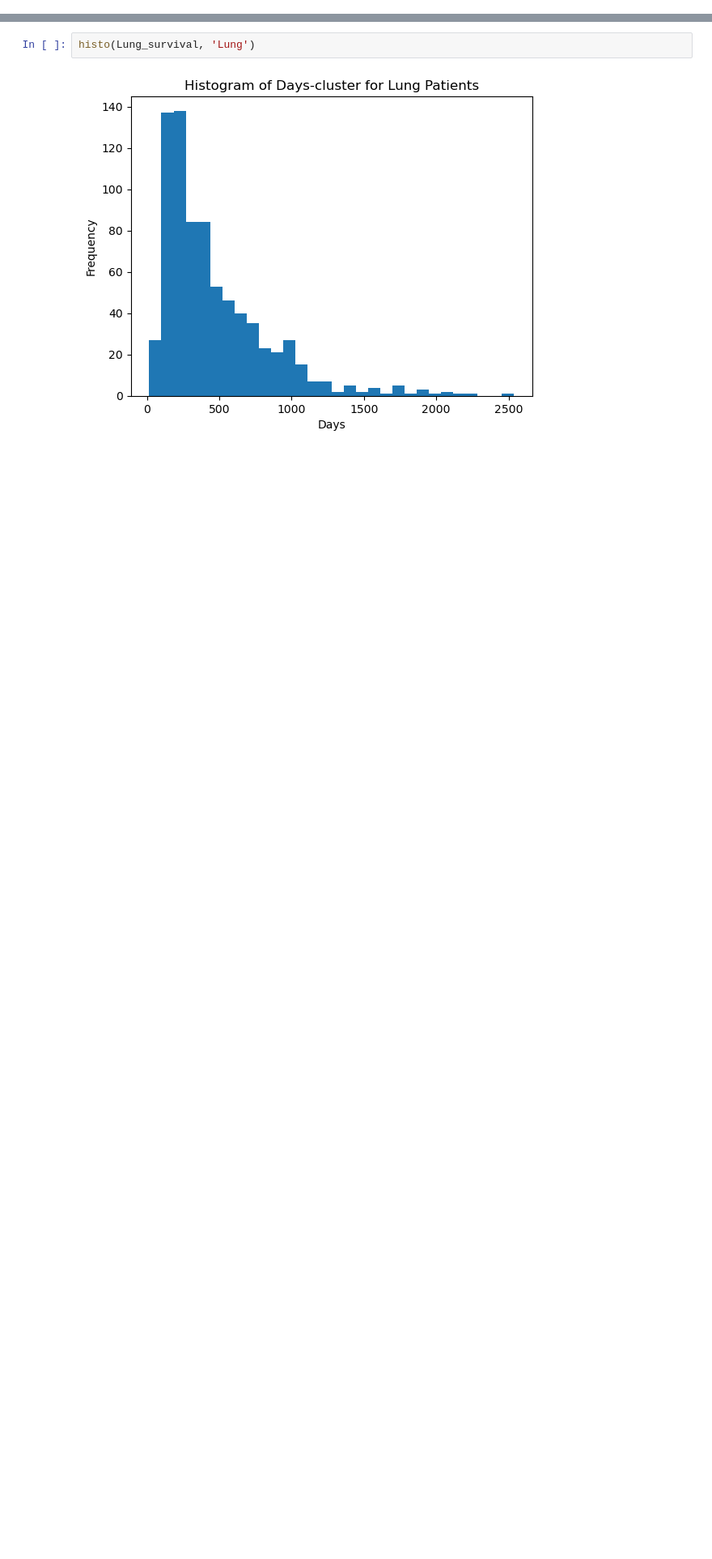
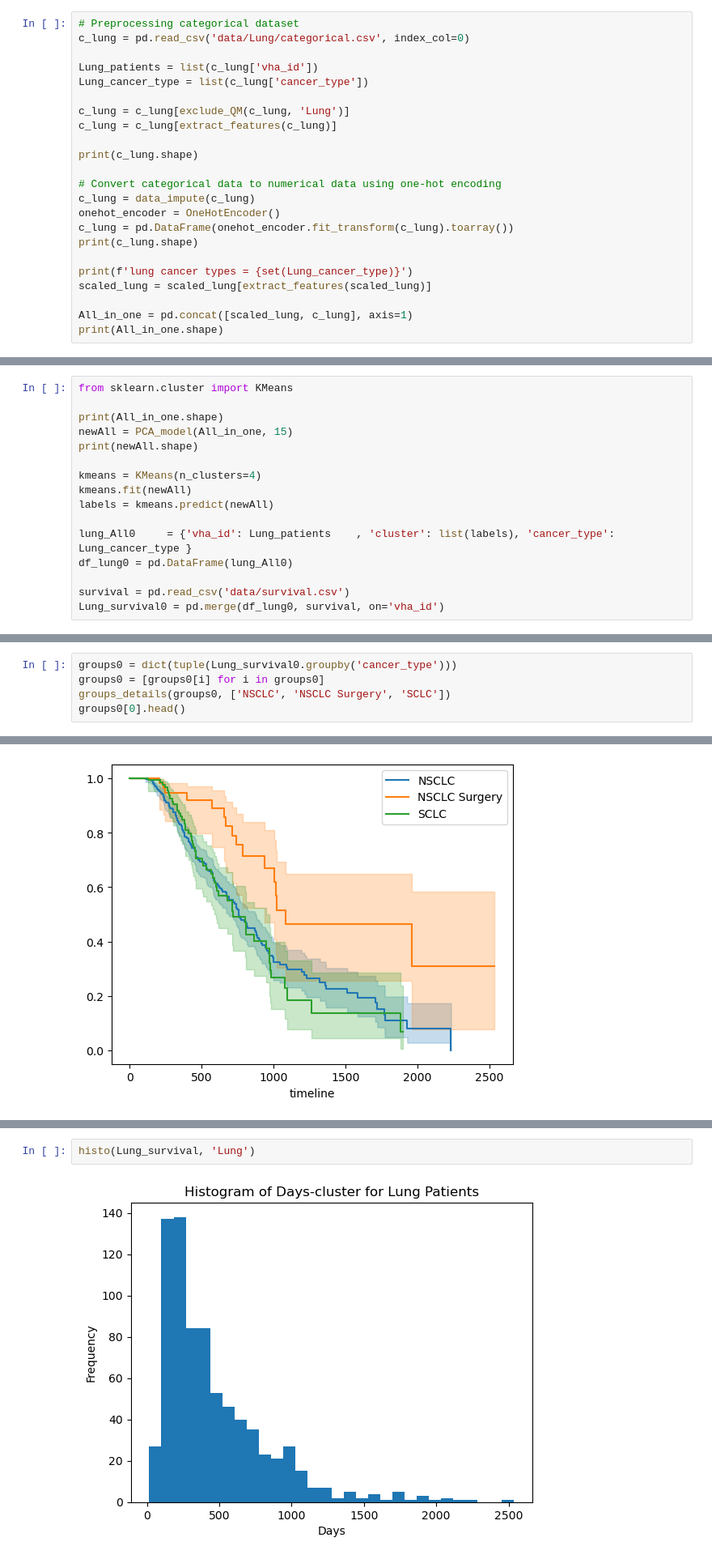
Before and after one commit to almusawiaf/GraphAugmentation, a Jupyter notebook: features_to_PSG.ipynb, the cells around one changed output, grey strips where cells are left out. Shown at 81% size. Saved outputs shown, nothing was run; the diff lists cells and outputs as text; blank space fills up the shorter version.

```diff
--- a/features_to_PSG.ipynb
+++ b/features_to_PSG.ipynb
@@ -288,0 +173,23 @@ Lung_survival = pd.merge(df_lung, survival0, on='vha_id')
+# %%
+# Preprocessing categorical dataset
+c_lung = pd.read_csv('data/Lung/categorical.csv', index_col=0)
+
+Lung_patients = list(c_lung['vha_id'])
+Lung_cancer_type = list(c_lung['cancer_type'])
+
+c_lung = c_lung[exclude_QM(c_lung, 'Lung')]
+c_lung = c_lung[extract_features(c_lung)]
+
+print(c_lung.shape)
+
+# Convert categorical data to numerical data using one-hot encoding
+c_lung = data_impute(c_lung)
+onehot_encoder = OneHotEncoder()
+c_lung = pd.DataFrame(onehot_encoder.fit_transform(c_lung).toarray())
+print(c_lung.shape)
+
+print(f'lung cancer types = {set(Lung_cancer_type)}')
+scaled_lung = scaled_lung[extract_features(scaled_lung)]
+
+All_in_one = pd.concat([scaled_lung, c_lung], axis=1)
+print(All_in_one.shape)
@@ -288,0 +210,16 @@ Lung_survival = pd.merge(df_lung, survival0, on='vha_id')
+# %%
+from sklearn.cluster import KMeans
+
+print(All_in_one.shape)
+newAll = PCA_model(All_in_one, 15)
+print(newAll.shape)
+
+kmeans = KMeans(n_clusters=4)
+kmeans.fit(newAll)
+labels = kmeans.predict(newAll)
+
+lung_All0     = {'vha_id': Lung_patients    , 'cluster': list(labels), 'cancer_type': Lung_cancer_type }
+df_lung0 = pd.DataFrame(lung_All0)
+
+survival = pd.read_csv('data/survival.csv')
+Lung_survival0 = pd.merge(df_lung0, survival, on='vha_id')
@@ -288,0 +233,6 @@ Lung_survival = pd.merge(df_lung, survival0, on='vha_id')
+# %%
+groups0 = dict(tuple(Lung_survival0.groupby('cancer_type')))
+groups0 = [groups0[i] for i in groups0]
+groups_details(groups0, ['NSCLC', 'NSCLC Surgery', 'SCLC'])
+groups0[0].head()
+# %% [output]
@@ -288,0 +254 @@ Lung_survival = pd.merge(df_lung, survival0, on='vha_id')
+[figure, added]
```
Also changed, not shown: parts of 52 cells of this notebook, 3 other files.
